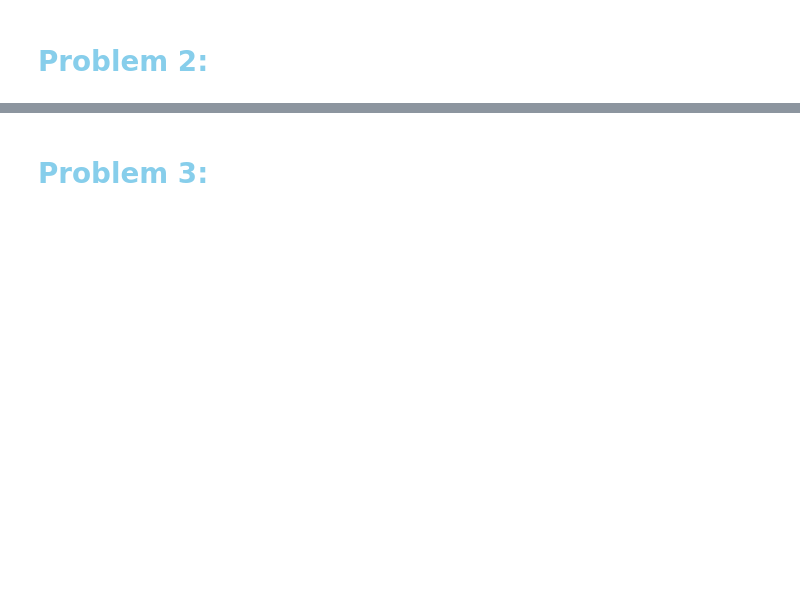
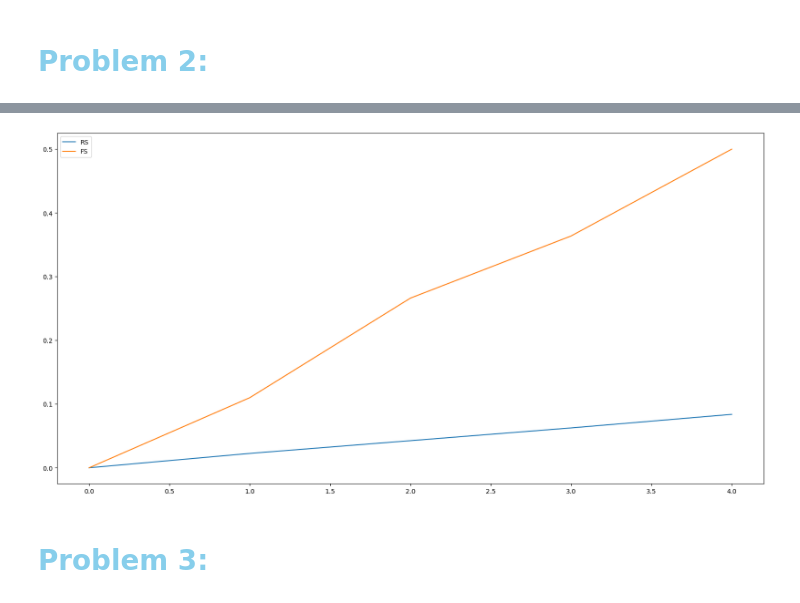
Before and after one commit to jacklvd/intelligent_sys, a Jupyter notebook: HW1/code/neuron_spiking.ipynb, the cells around one changed output, grey strips where cells are left out. Drawn from its saved outputs; the diff is of its cells as text; code cells hidden in the pictures; blank space fills up the shorter version.

```diff
--- a/HW1/code/neuron_spiking.ipynb
+++ b/HW1/code/neuron_spiking.ipynb
@@ -72,2 +94,8 @@ Text(0.5, 0, '')
+# %%
+df_compare = pd.DataFrame({'RS' : RR, 'FS' : FS_RR})
+df_compare.plot(figsize=(20, 10))
+plt.savefig('compare_striking.png')
+# %% [output]
+[figure, added]
 # %% [markdown]
 # <font color='skyblue'>Problem 3:</font>
```
Also changed, not shown: parts of 9 cells of this notebook, 4 other files.
